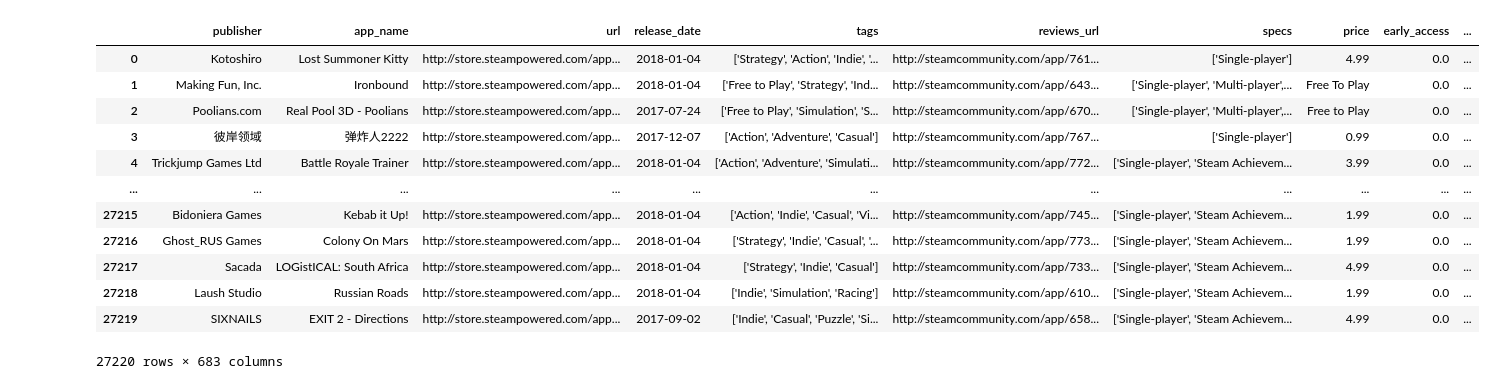
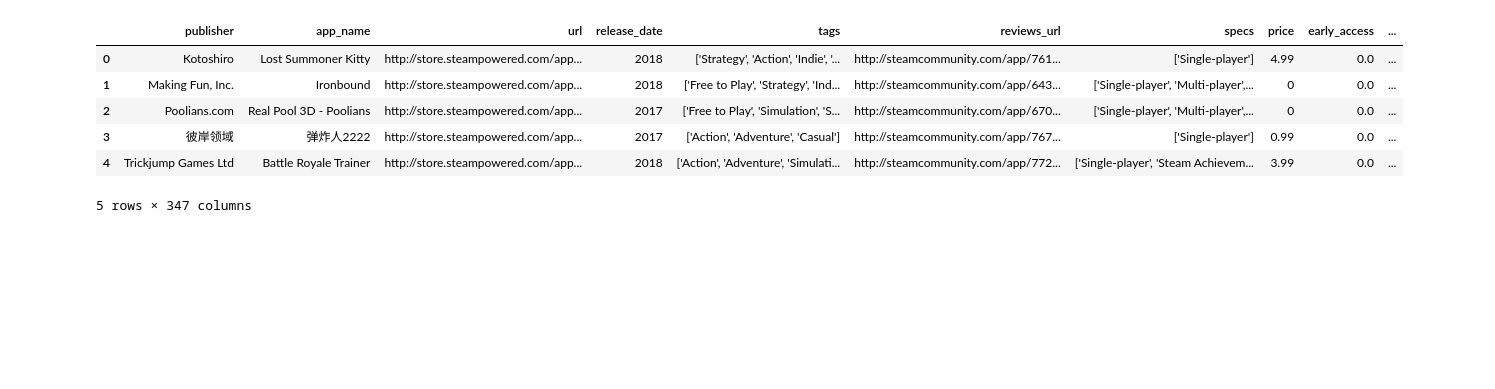
Before and after one commit to jonathancastillo185/Proyecto_Steam, a Jupyter notebook: Dummies.ipynb, the cells around one changed output. Drawn from its saved outputs; the diff is of its cells as text; code cells hidden in the pictures; blank space fills up the shorter version.

```diff
--- a/Dummies.ipynb
+++ b/Dummies.ipynb
@@ -13,16 +17,3 @@ import pyarrow.parquet as pq
-# %%
-df = pd.read_csv(r'data_set_limpio/games_dummies.csv')
-# %%
-def extract(x): # ---> para desanidar los generos de games
-    tags = []
-    for x in x:
-        tags.append(x)
-    filtro = []
-    for x in tags:
-        for y in x.split(','):
-            y = y.strip(" '[]'")
-            filtro.append(y)
-    return list(set(filtro))
 # %%
 def dumies_games(x): # ---> aca van los tags
     dicc = {}
@@ -58,3 +51,5 @@ def dumies_specs(x): # ---> aca van los tags
+# %%
+df = pd.read_csv(r'data_set_limpio/games_preparado.csv.gz')
 # %%
 generos = extract(df['tags'])
 # %%
@@ -62,20 +57,14 @@ dumies = dumies_games(generos)
 # %%
 result = pd.concat([df, dumies], axis=1)
 # %%
-result.to
+result.head()
 # %% [output]
 |  | publisher | app_name | url | release_date | tags | reviews_url | specs | price | early_access | ... |
-| 0 | Kotoshiro | Lost Summoner Kitty | http://store.steampowered.com/app... | 2018-01-04 | ['Strategy', 'Action', 'Indie', '... | http://steamcommunity.com/app/761... | ['Single-player'] | 4.99 | 0.0 | ... |
-| 1 | Making Fun, Inc. | Ironbound | http://store.steampowered.com/app... | 2018-01-04 | ['Free to Play', 'Strategy', 'Ind... | http://steamcommunity.com/app/643... | ['Single-player', 'Multi-player',... | Free To Play | 0.0 | ... |
-| 2 | Poolians.com | Real Pool 3D - Poolians | http://store.steampowered.com/app... | 2017-07-24 | ['Free to Play', 'Simulation', 'S... | http://steamcommunity.com/app/670... | ['Single-player', 'Multi-player',... | Free to Play | 0.0 | ... |
-| 3 | 彼岸领域 | 弹炸人2222 | http://store.steampowered.com/app... | 2017-12-07 | ['Action', 'Adventure', 'Casual'] | http://steamcommunity.com/app/767... | ['Single-player'] | 0.99 | 0.0 | ... |
-| 4 | Trickjump Games Ltd | Battle Royale Trainer | http://store.steampowered.com/app... | 2018-01-04 | ['Action', 'Adventure', 'Simulati... | http://steamcommunity.com/app/772... | ['Single-player', 'Steam Achievem... | 3.99 | 0.0 | ... |
-| ... | ... | ... | ... | ... | ... | ... | ... | ... | ... | ... |
-| 27215 | Bidoniera Games | Kebab it Up! | http://store.steampowered.com/app... | 2018-01-04 | ['Action', 'Indie', 'Casual', 'Vi... | http://steamcommunity.com/app/745... | ['Single-player', 'Steam Achievem... | 1.99 | 0.0 | ... |
-| 27216 | Ghost_RUS Games | Colony On Mars | http://store.steampowered.com/app... | 2018-01-04 | ['Strategy', 'Indie', 'Casual', '... | http://steamcommunity.com/app/773... | ['Single-player', 'Steam Achievem... | 1.99 | 0.0 | ... |
-| 27217 | Sacada | LOGistICAL: South Africa | http://store.steampowered.com/app... | 2018-01-04 | ['Strategy', 'Indie', 'Casual'] | http://steamcommunity.com/app/733... | ['Single-player', 'Steam Achievem... | 4.99 | 0.0 | ... |
-| 27218 | Laush Studio | Russian Roads | http://store.steampowered.com/app... | 2018-01-04 | ['Indie', 'Simulation', 'Racing'] | http://steamcommunity.com/app/610... | ['Single-player', 'Steam Achievem... | 1.99 | 0.0 | ... |
-| 27219 | SIXNAILS | EXIT 2 - Directions | http://store.steampowered.com/app... | 2017-09-02 | ['Indie', 'Casual', 'Puzzle', 'Si... | http://steamcommunity.com/app/658... | ['Single-player', 'Steam Achievem... | 4.99 | 0.0 | ... |
+| 0 | Kotoshiro | Lost Summoner Kitty | http://store.steampowered.com/app... | 2018 | ['Strategy', 'Action', 'Indie', '... | http://steamcommunity.com/app/761... | ['Single-player'] | 4.99 | 0.0 | ... |
+| 1 | Making Fun, Inc. | Ironbound | http://store.steampowered.com/app... | 2018 | ['Free to Play', 'Strategy', 'Ind... | http://steamcommunity.com/app/643... | ['Single-player', 'Multi-player',... | 0 | 0.0 | ... |
+| 2 | Poolians.com | Real Pool 3D - Poolians | http://store.steampowered.com/app... | 2017 | ['Free to Play', 'Simulation', 'S... | http://steamcommunity.com/app/670... | ['Single-player', 'Multi-player',... | 0 | 0.0 | ... |
+| 3 | 彼岸领域 | 弹炸人2222 | http://store.steampowered.com/app... | 2017 | ['Action', 'Adventure', 'Casual'] | http://steamcommunity.com/app/767... | ['Single-player'] | 0.99 | 0.0 | ... |
+| 4 | Trickjump Games Ltd | Battle Royale Trainer | http://store.steampowered.com/app... | 2018 | ['Action', 'Adventure', 'Simulati... | http://steamcommunity.com/app/772... | ['Single-player', 'Steam Achievem... | 3.99 | 0.0 | ... |
-27220 rows × 683 columns
+5 rows × 347 columns
 # %%
 specs = extract(df['specs'])
```
Also changed, not shown: parts of 4 cells of this notebook, 9 other files.
